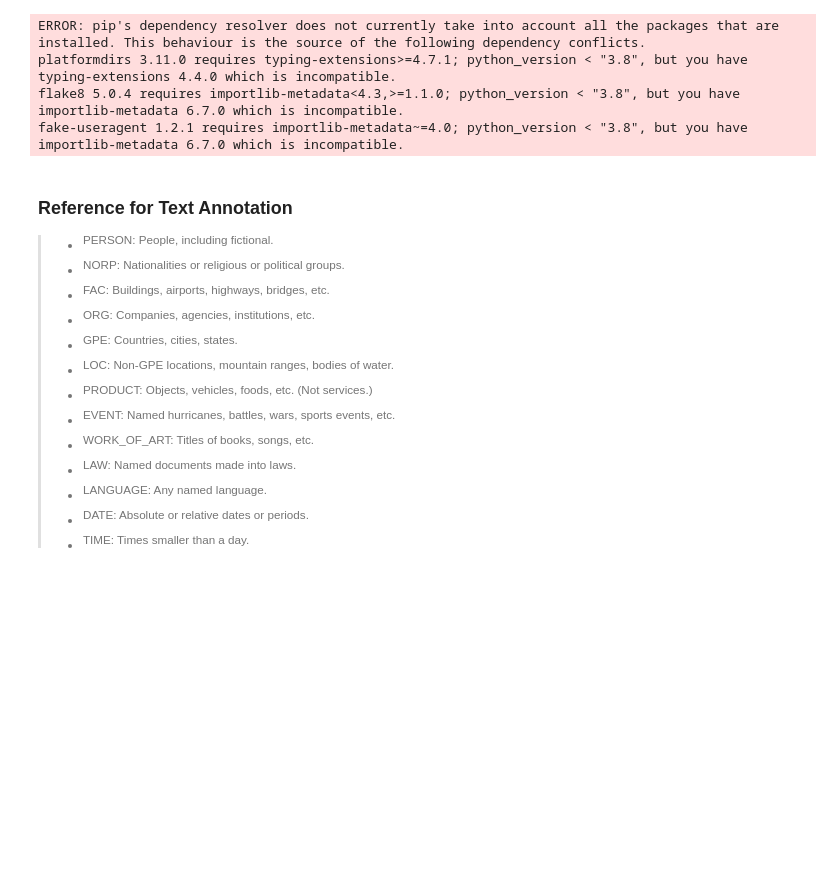
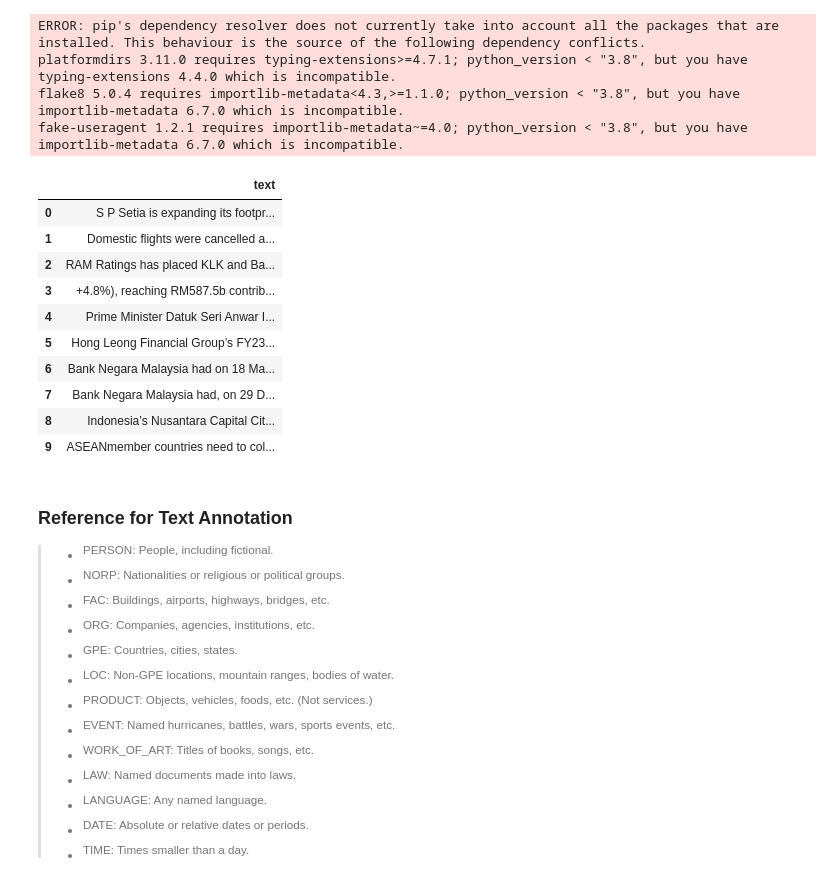
Before and after one commit to bimbDAC/spacy-ner-finetuned-english, a Jupyter notebook: spacy-ner-training-data.ipynb, the cells around one changed output. Drawn from its saved outputs; the diff is of its cells as text; code cells hidden in the pictures; blank space fills up the shorter version.

```diff
--- a/spacy-ner-training-data.ipynb
+++ b/spacy-ner-training-data.ipynb
@@ -39,13 +39,25 @@ nlp = spacy.load("output/model-best") # load custom model after first time train
 # %%
 # prepare train data
 import spacy_annotator as spa
 
 train_data=pd.DataFrame({
-    "text":pd.read_parquet('./theEdgeDevSample.parquet').loc[91:100]['Content'].tolist()})
+    "text":pd.read_parquet('./sample.parquet').loc[91:100]['Content'].tolist()})
 
 train_data=train_data[~((train_data['text'].str.contains('[\u4e00-\u9fff]+'))|(train_data['text'].isnull()))].reset_index(drop=True)
 train_data['text']=train_data['text'].str.replace(r'(.+\d\)\:)|(.+[A-Z]\):)|(.+[A-Z]:)','',regex=True).str.strip()
 train_data
+# %% [output]
+|  | text |
+| 0 | S P Setia is expanding its footpr... |
+| 1 | Domestic flights were cancelled a... |
+| 2 | RAM Ratings has placed KLK and Ba... |
+| 3 | +4.8%), reaching RM587.5b contrib... |
+| 4 | Prime Minister Datuk Seri Anwar I... |
+| 5 | Hong Leong Financial Group’s FY23... |
+| 6 | Bank Negara Malaysia had on 18 Ma... |
+| 7 | Bank Negara Malaysia had, on 29 D... |
+| 8 | Indonesia’s Nusantara Capital Cit... |
+| 9 | ASEANmember countries need to col... |
 # %% [markdown]
 ### Reference for Text Annotation
 
```
Also changed, not shown: parts of 4 cells of this notebook.
